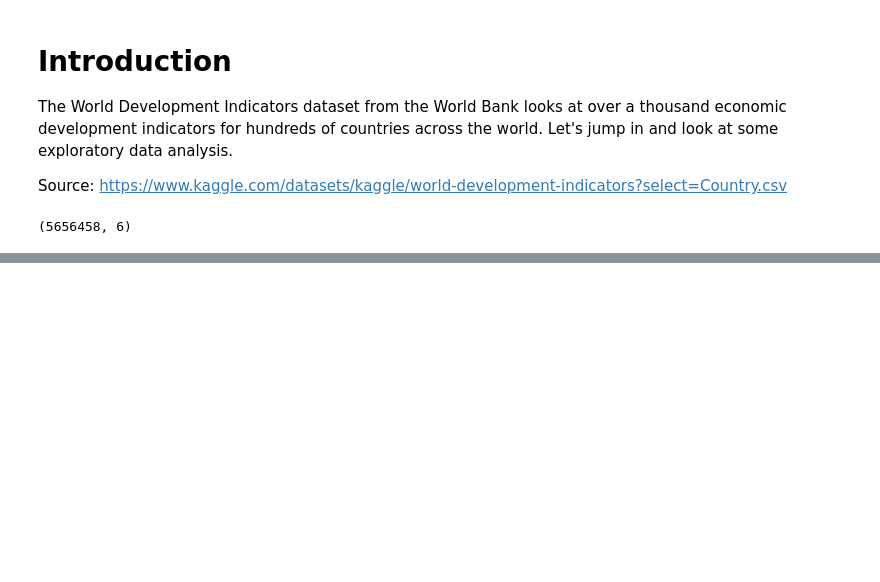
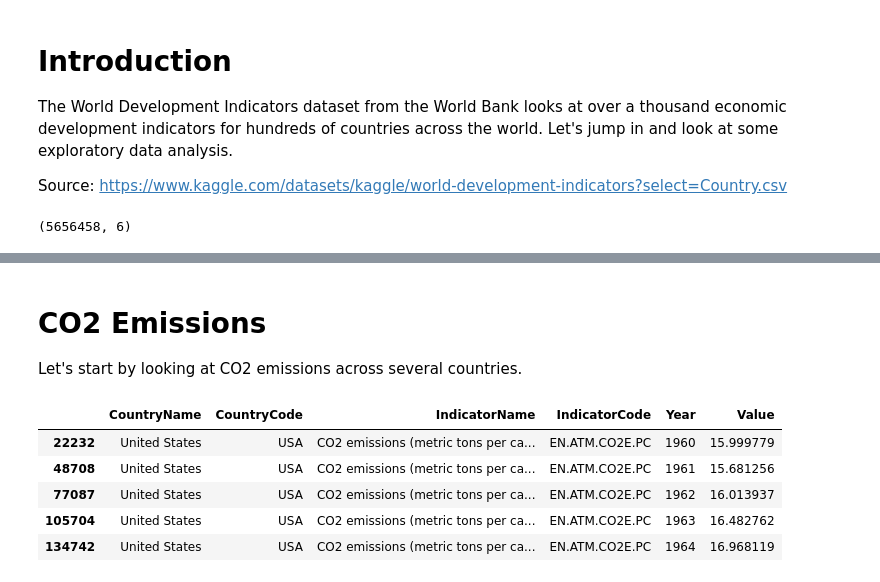
Before and after one commit to data-sandbox/world-development-indicators, a Jupyter notebook: world_development_indicators_exploration.ipynb, the cells around one changed output, grey strips where cells are left out. Saved outputs shown, nothing was run; the diff lists cells and outputs as text; code cells hidden in the pictures; blank space fills up the shorter version.

```diff
--- a/world_development_indicators_exploration.ipynb
+++ b/world_development_indicators_exploration.ipynb
@@ -26,0 +85,3 @@ AttributeError: 'list' object has no attribute 'head'
+# %% [markdown]
+# CO2 Emissions
+Let's start by looking at CO2 emissions across several countries.
@@ -26,0 +99,9 @@ AttributeError: 'list' object has no attribute 'head'
+# %%
+subset.head()
+# %% [output]
+|  | CountryName | CountryCode | IndicatorName | IndicatorCode | Year | Value |
+| 22232 | United States | USA | CO2 emissions (metric tons per ca... | EN.ATM.CO2E.PC | 1960 | 15.999779 |
+| 48708 | United States | USA | CO2 emissions (metric tons per ca... | EN.ATM.CO2E.PC | 1961 | 15.681256 |
+| 77087 | United States | USA | CO2 emissions (metric tons per ca... | EN.ATM.CO2E.PC | 1962 | 16.013937 |
+| 105704 | United States | USA | CO2 emissions (metric tons per ca... | EN.ATM.CO2E.PC | 1963 | 16.482762 |
+| 134742 | United States | USA | CO2 emissions (metric tons per ca... | EN.ATM.CO2E.PC | 1964 | 16.968119 |
```
Also changed, not shown: parts of 10 cells of this notebook.
